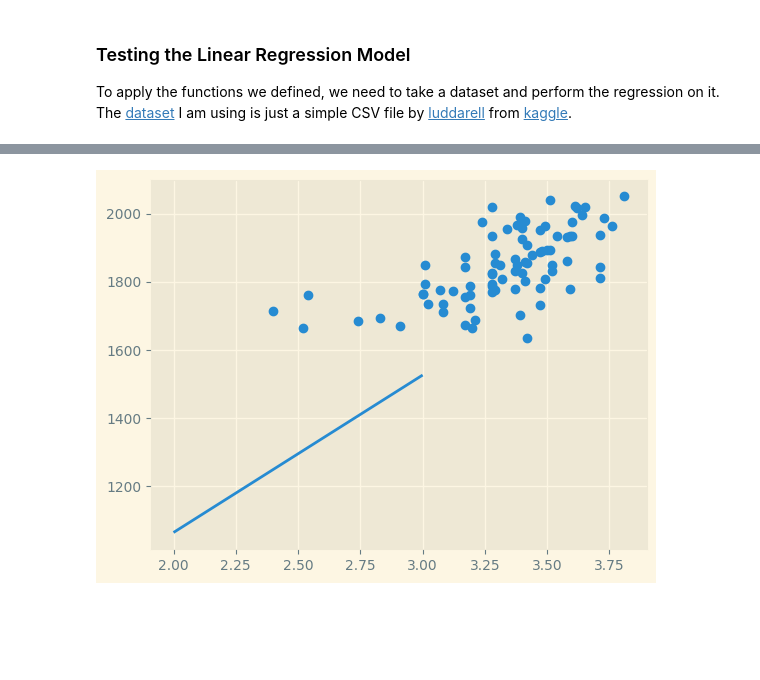
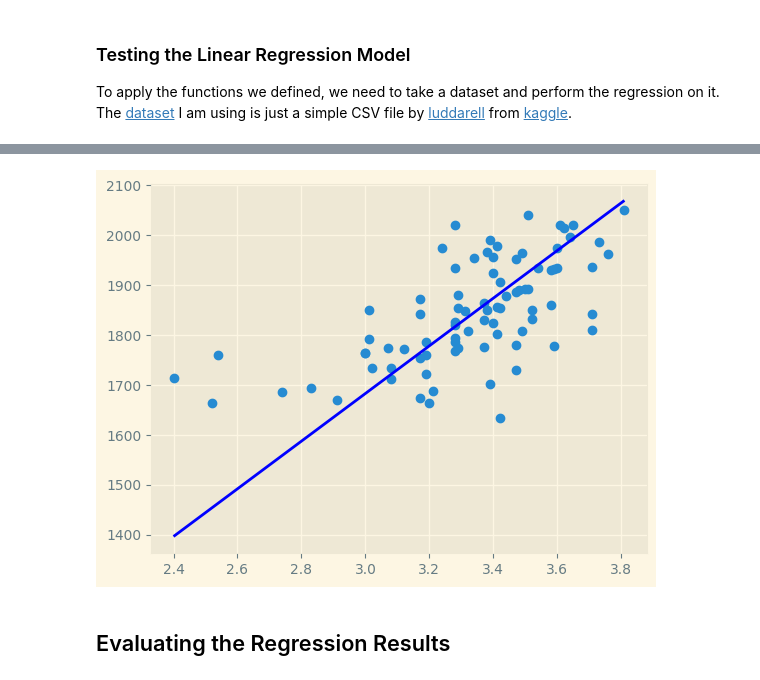
Before and after one commit to dBCooper2/portfolio-backtesting, a Jupyter notebook: notebooks/simple_linear_regression.ipynb, the cells around one changed output, grey strips where cells are left out. Drawn from its saved outputs; the diff is of its cells as text; code cells hidden in the pictures; blank space fills up the shorter version.

Commit message:
add evals, added class for OLS_Regression

```diff
--- a/notebooks/simple_linear_regression.ipynb
+++ b/notebooks/simple_linear_regression.ipynb
@@ -133,11 +154,17 @@ import pandas as pd
 
 # Import the Data
 file = '/Users/dB/Documents/repos/github/portfolio-backtesting/docs/data/1.01_Simple_linear_regression.csv'
+
 df = pd.read_csv(file)
-df = df.rename(columns={"SAT":"y", "GPA":"x"})
+df2 = pd.DataFrame()
+
+df2['y'] = df['SAT']
+df2['x'] = df['GPA']
+
+df = df2
 # %%
 # Run the Regression Model:
-learning_rate = .00001
+learning_rate = .001
 iterations = 10000
 m,b = ols_regression(learning_rate, iterations, df)
 print(m,b)
@@ -146,9 +177,16 @@ print(m,b)
 # %%
 import matplotlib.pyplot as plt
 
 plt.style.use('Solarize_Light2')
 plt.scatter(df.x, df.y)
-plt.plot(list(range(2,4)), [m * x + b for x in range(2,4)])
+
+def fit(x):
+    return m*x +b #yi = slope(x) - intercept
+xfit, yfit = (min(df.x), max(df.x)), (fit(min(df.x)), fit(max(df.x)))
+plt.plot(xfit, yfit,'b')
+
 plt.show()
 # %% [output]
-[figure, old version]
+[figure, new version]
+# %% [markdown]
+## Evaluating the Regression Results
```
Also changed, not shown: parts of 14 cells of this notebook, 1 other file.
